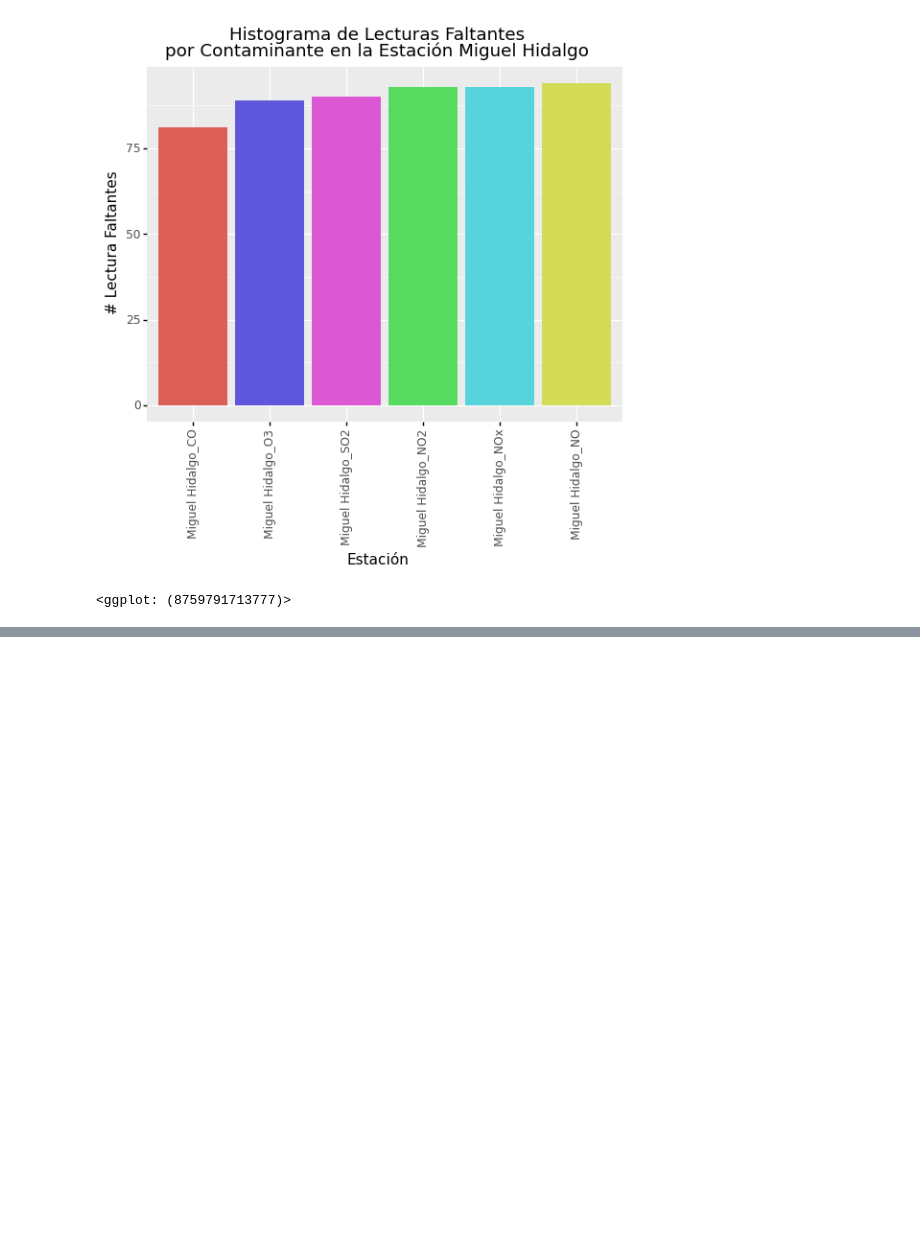
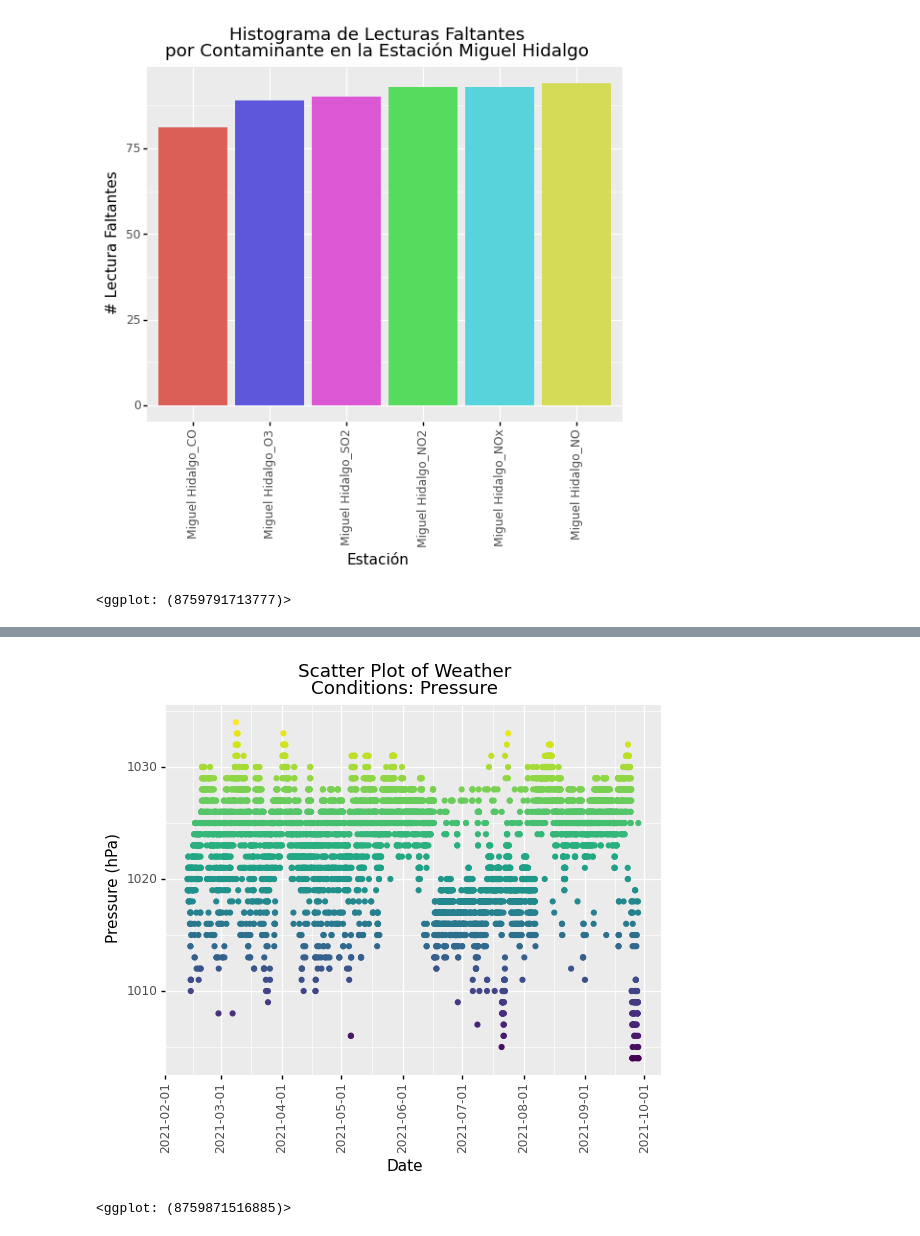
Before and after one commit to philwebsurfer/dlfinal, a Jupyter notebook: paper01_eda.ipynb, the cells around one changed output, grey strips where cells are left out. Cells and saved outputs as stored; diff of their text form; code cells hidden in the pictures; blank space fills up the shorter version.

```diff
--- a/paper01_eda.ipynb
+++ b/paper01_eda.ipynb
@@ -536,0 +588,13 @@ dsinaica2.to_pickle("data/sinaica/dsinaica.pickle")
+# %%
+(
+  ggplot(weather) +
+  geom_point(aes(x="dt", y="pressure", colour="pressure"),
+             show_legend=False) +
+  theme(axis_text_x=element_text(rotation=90)) +
+  labs(x="Date", y="Pressure (hPa)",
+       title="Scatter Plot of Weather\n" +
+       "Conditions: Pressure")
+)
+# %% [output]
+[figure, added]
+<ggplot: (8759871516885)>
```
Also changed, not shown: parts of 24 cells of this notebook.
